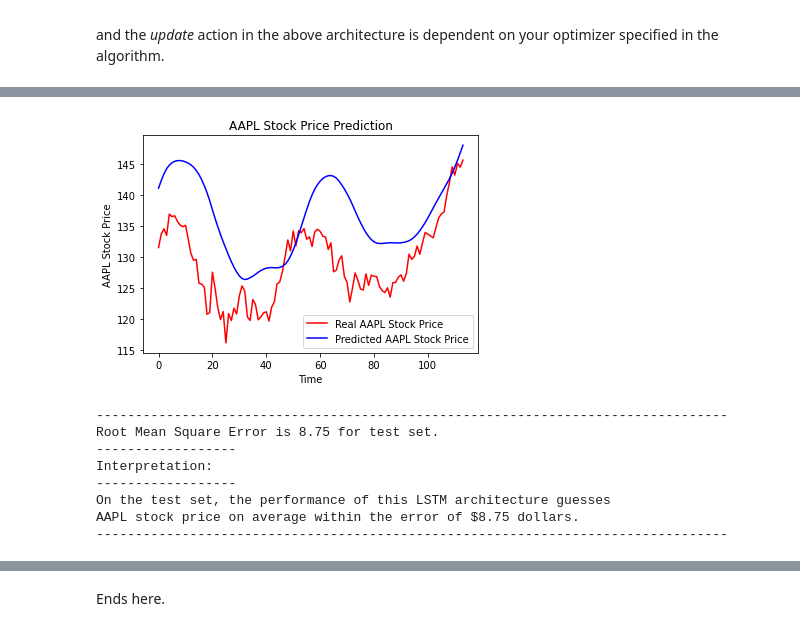
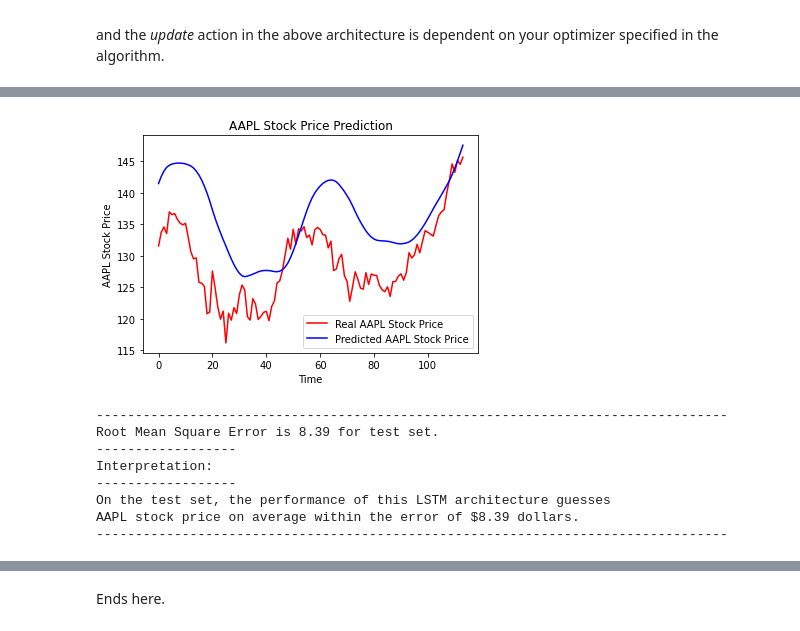
Before and after one commit to yiqiao-yin/WYNAssociates, a Jupyter notebook: docs/python_MM_YinPortfolioManagement.ipynb, the cells around one changed output, grey strips where cells are left out. Drawn from its saved outputs; the diff is of its cells as text; code cells hidden in the pictures.

```diff
--- a/docs/python_MM_YinPortfolioManagement.ipynb
+++ b/docs/python_MM_YinPortfolioManagement.ipynb
@@ -73,6 +73,7 @@ tmp = RNN3_Regressor(
     l1_units   =   50,
     l2_units   =   50,
     l3_units   =   50,
+    dropOutRate = 0.3,
     optimizer  =   'adam',
     loss       =   'mean_squared_error',
     epochs     =   20,
@@ -100,9 +101,9 @@ Time Consumption: 39.914320945739746
-[figure, old version]
+[figure, new version]
 ---------------------------------------------------------------------------------
-Root Mean Square Error is 8.75 for test set.
+Root Mean Square Error is 8.39 for test set.
 ------------------
 Interpretation:
 ------------------
 On the test set, the performance of this LSTM architecture guesses
-AAPL stock price on average within the error of $8.75 dollars.
+AAPL stock price on average within the error of $8.39 dollars.
 ---------------------------------------------------------------------------------
```
Also changed, not shown: parts of 3 cells of this notebook, 3 other files.
